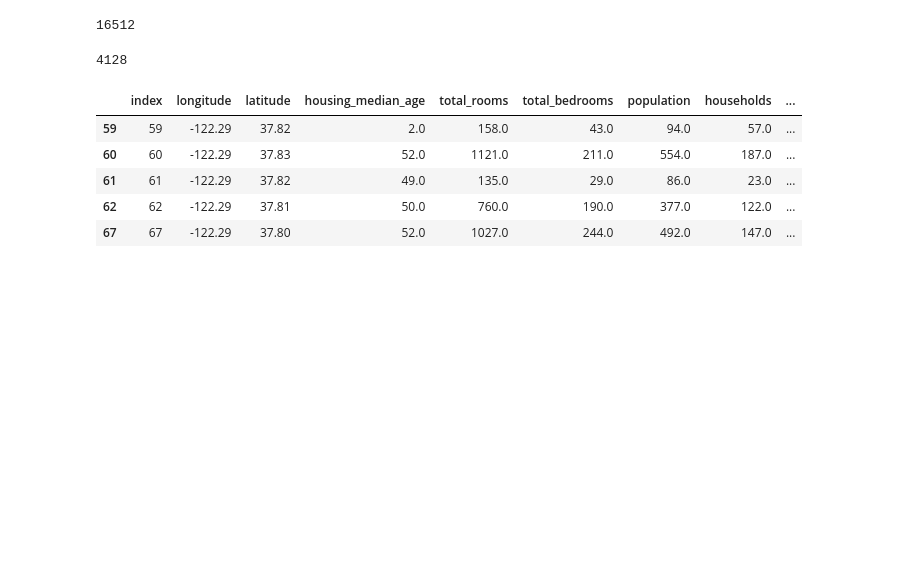
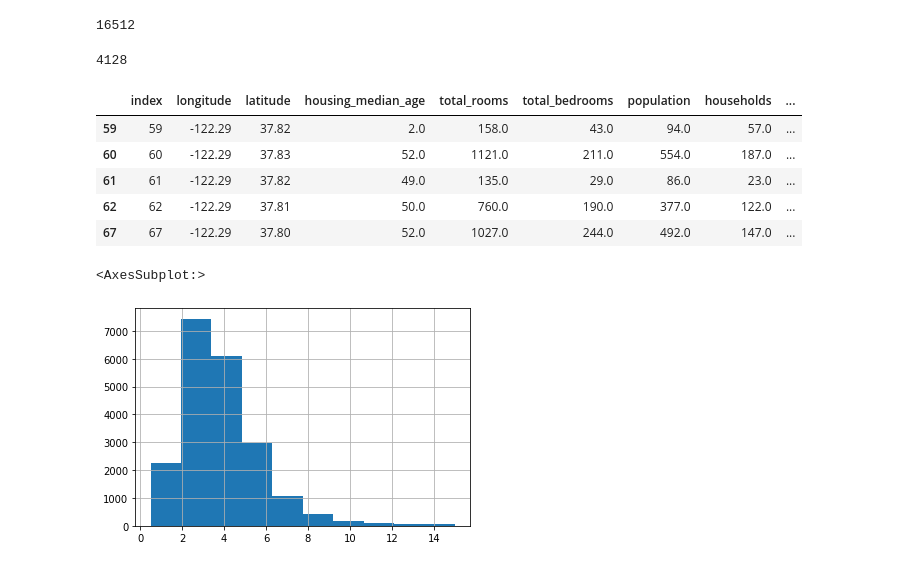
Before and after one commit to ddungiii/handson-ml, a Jupyter notebook: studying/(study)02_end_to_end_machine_learning_project.ipynb, the cells around one changed output. Cells and saved outputs as stored; diff of their text form; code cells hidden in the pictures; blank space fills up the shorter version.

```diff
--- a/studying/(study)02_end_to_end_machine_learning_project.ipynb
+++ b/studying/(study)02_end_to_end_machine_learning_project.ipynb
@@ -126,3 +126,8 @@ test_set.head()
 | 61 | 61 | -122.29 | 37.82 | 49.0 | 135.0 | 29.0 | 86.0 | 23.0 | ... |
 | 62 | 62 | -122.29 | 37.81 | 50.0 | 760.0 | 190.0 | 377.0 | 122.0 | ... |
 | 67 | 67 | -122.29 | 37.80 | 52.0 | 1027.0 | 244.0 | 492.0 | 147.0 | ... |
+# %%
+housing["median_income"].hist()
+# %% [output]
+<AxesSubplot:>
+[figure, added]
```
